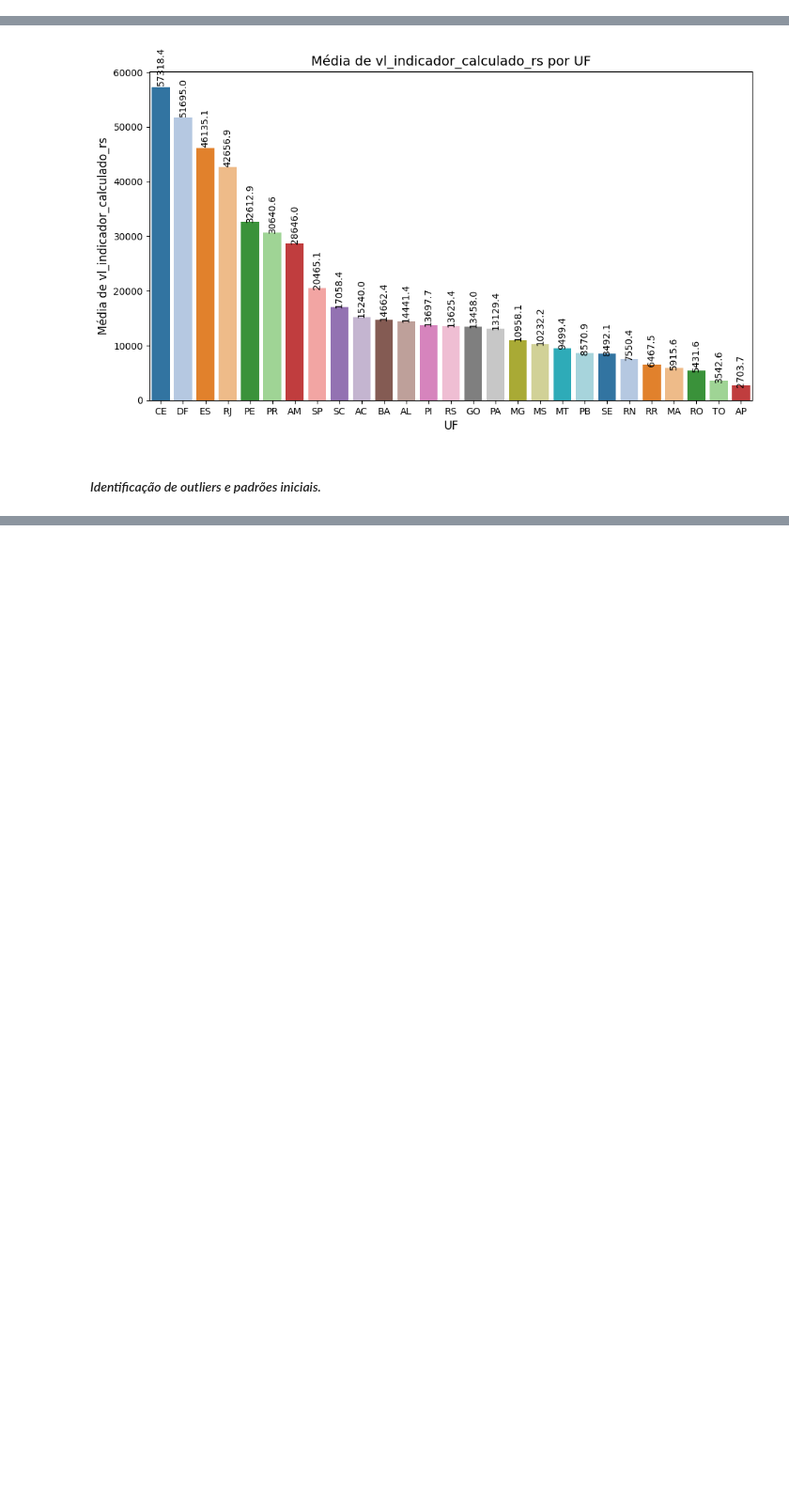
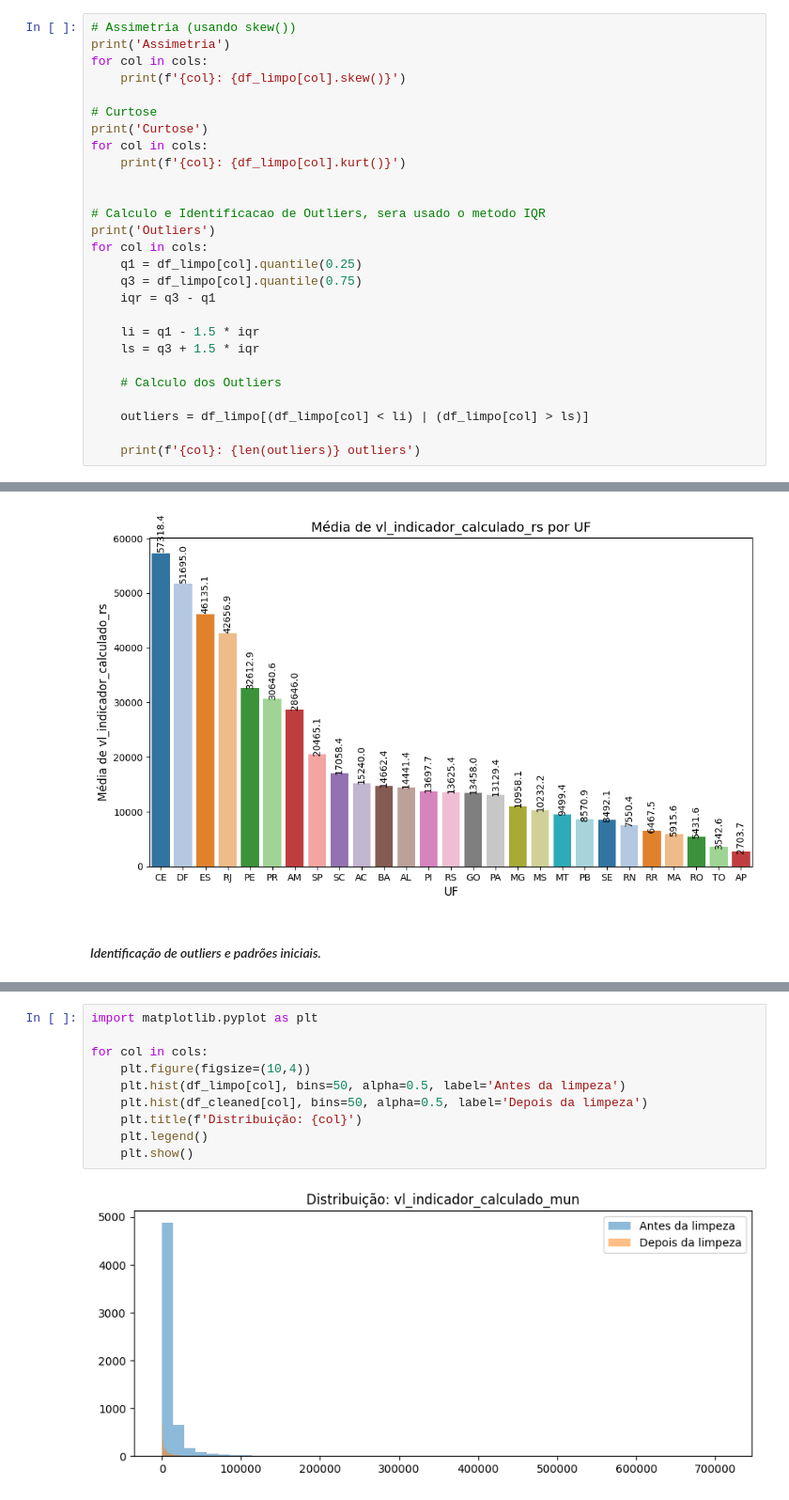
Before and after one commit to TeclaFernandes/Projeto_Analise_Dados_EC_SI_S5, a Jupyter notebook: Notebooks/N1/Notebook4.ipynb, the cells around one changed output, grey strips where cells are left out. Shown at 94% size. Cells and saved outputs as stored; diff of their text form; blank space fills up the shorter version.

Commit message:
feat: remoção dos outliers e analise dos padrões iniciais
exportação do dataframe com a limpeza dos outliers

```diff
--- a/Notebooks/N1/Notebook4.ipynb
+++ b/Notebooks/N1/Notebook4.ipynb
@@ -800,0 +887,27 @@ SyntaxError: invalid syntax (3152993619.py, line 11)
+# %%
+# Assimetria (usando skew())
+print('Assimetria')
+for col in cols:
+    print(f'{col}: {df_limpo[col].skew()}')
+
+# Curtose
+print('Curtose')
+for col in cols:
+    print(f'{col}: {df_limpo[col].kurt()}')
+
+
+# Calculo e Identificacao de Outliers, sera usado o metodo IQR
+print('Outliers')
+for col in cols:
+    q1 = df_limpo[col].quantile(0.25)
+    q3 = df_limpo[col].quantile(0.75)
+    iqr = q3 - q1
+
+    li = q1 - 1.5 * iqr
+    ls = q3 + 1.5 * iqr
+
+    # Calculo dos Outliers
+
+    outliers = df_limpo[(df_limpo[col] < li) | (df_limpo[col] > ls)]
+
+    print(f'{col}: {len(outliers)} outliers')
@@ -980,0 +1211,12 @@ Passing `palette` without assigning `hue` is deprecated and will be removed in v
+# %%
+import matplotlib.pyplot as plt
+
+for col in cols:
+    plt.figure(figsize=(10,4))
+    plt.hist(df_limpo[col], bins=50, alpha=0.5, label='Antes da limpeza')
+    plt.hist(df_cleaned[col], bins=50, alpha=0.5, label='Depois da limpeza')
+    plt.title(f'Distribuição: {col}')
+    plt.legend()
+    plt.show()
+# %% [output]
+[figure, added]
```
Also changed, not shown: parts of 12 cells of this notebook, 1 other file.
